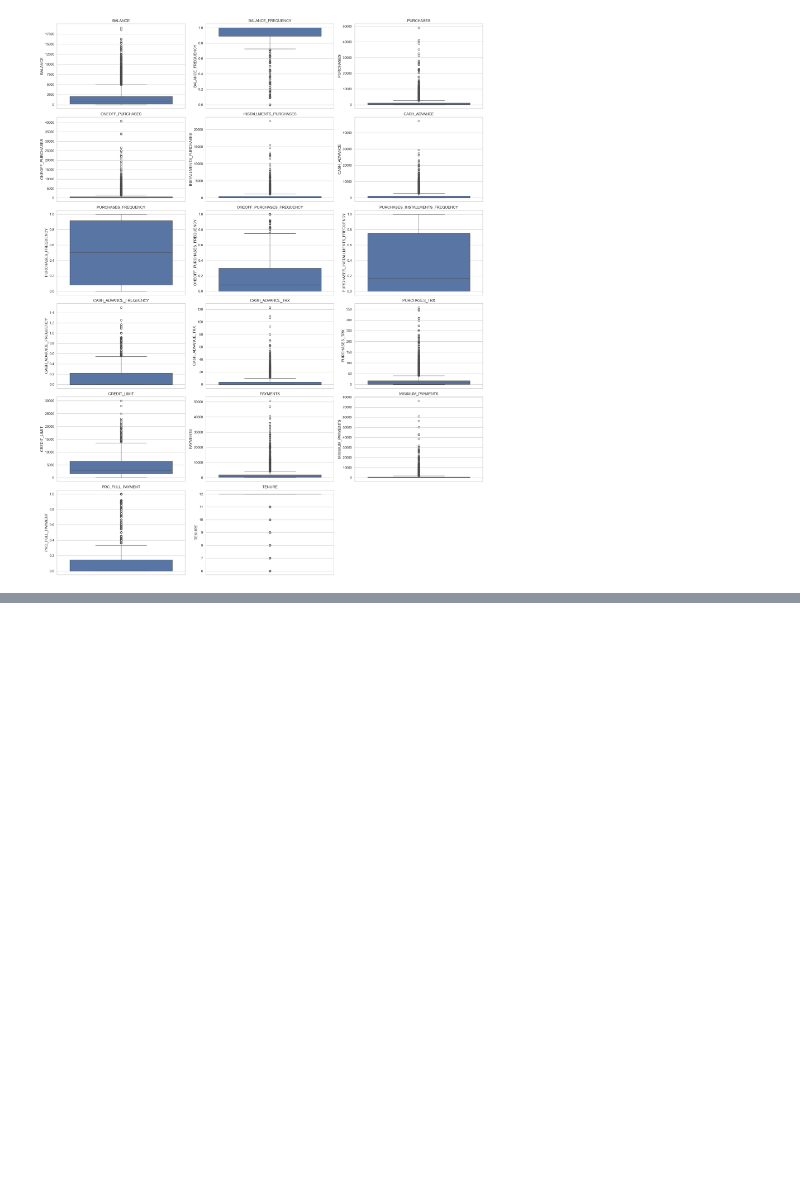
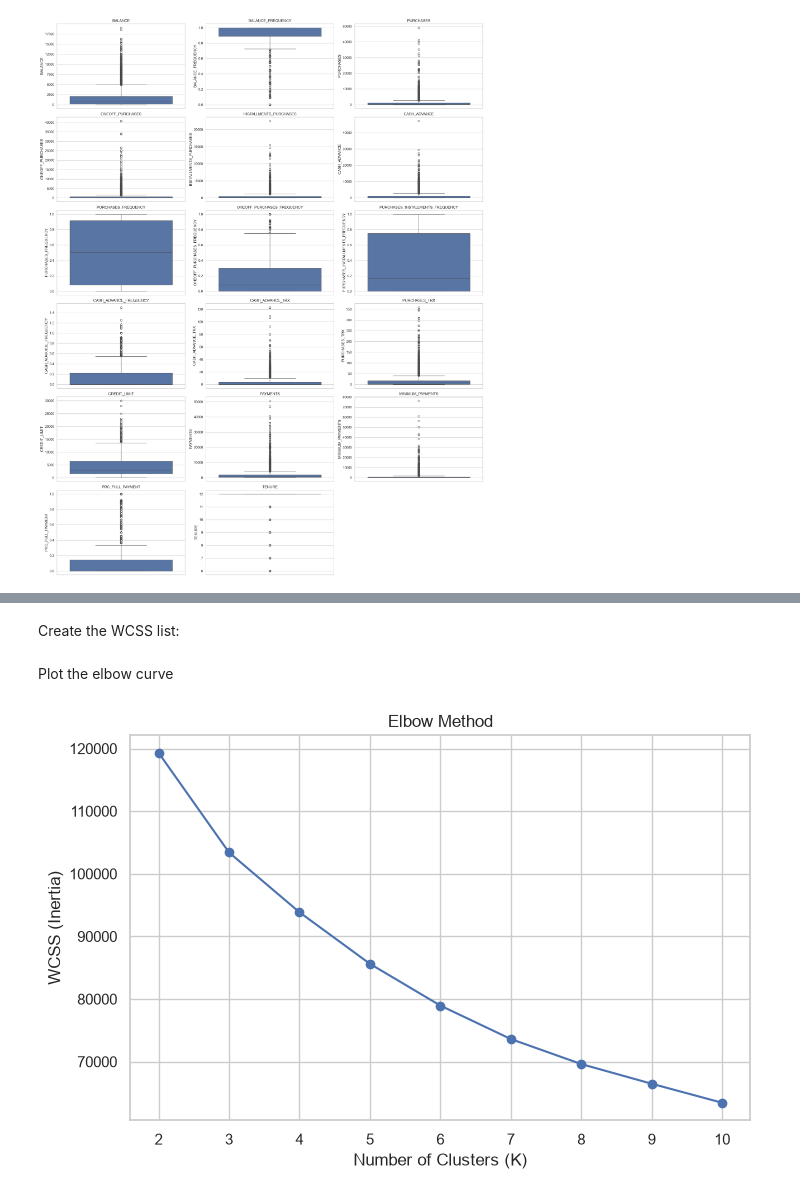
Before and after one commit to geethawilliam-ds/Credit-Card-Customer-Segmentation, a Jupyter notebook: EDA_Geetha.ipynb, the cells around one changed output, grey strips where cells are left out. Cells and saved outputs as stored; diff of their text form; code cells hidden in the pictures; blank space fills up the shorter version.

```diff
--- a/EDA_Geetha.ipynb
+++ b/EDA_Geetha.ipynb
@@ -271,0 +389,2 @@ plt.show()
+# %%
+df = df.dropna(subset=["CREDIT_LIMIT"])
@@ -271,0 +566,37 @@ plt.show()
+# %%
+
+
+X_processed = processor.fit_transform(df)
+# %% [markdown]
+Create the WCSS list:
+# %%
+wcss = []
+
+for k in range(2, 11):
+    kmeans = KMeans(
+        n_clusters=k,
+        random_state=42,
+        n_init=10
+    )
+
+    kmeans.fit(X_processed)
+
+    wcss.append(kmeans.inertia_)
+# %% [markdown]
+Plot the elbow curve
+# %%
+plt.figure(figsize=(8,5))
+
+plt.plot(range(2,11), wcss, marker='o')
+
+plt.xlabel("Number of Clusters (K)")
+plt.ylabel("WCSS (Inertia)")
+plt.title("Elbow Method")
+
+plt.xticks(range(2,11))
+
+plt.grid(True)
+
+plt.show()
+# %% [output]
+[figure, added]
```
Also changed, not shown: parts of 25 cells of this notebook.
